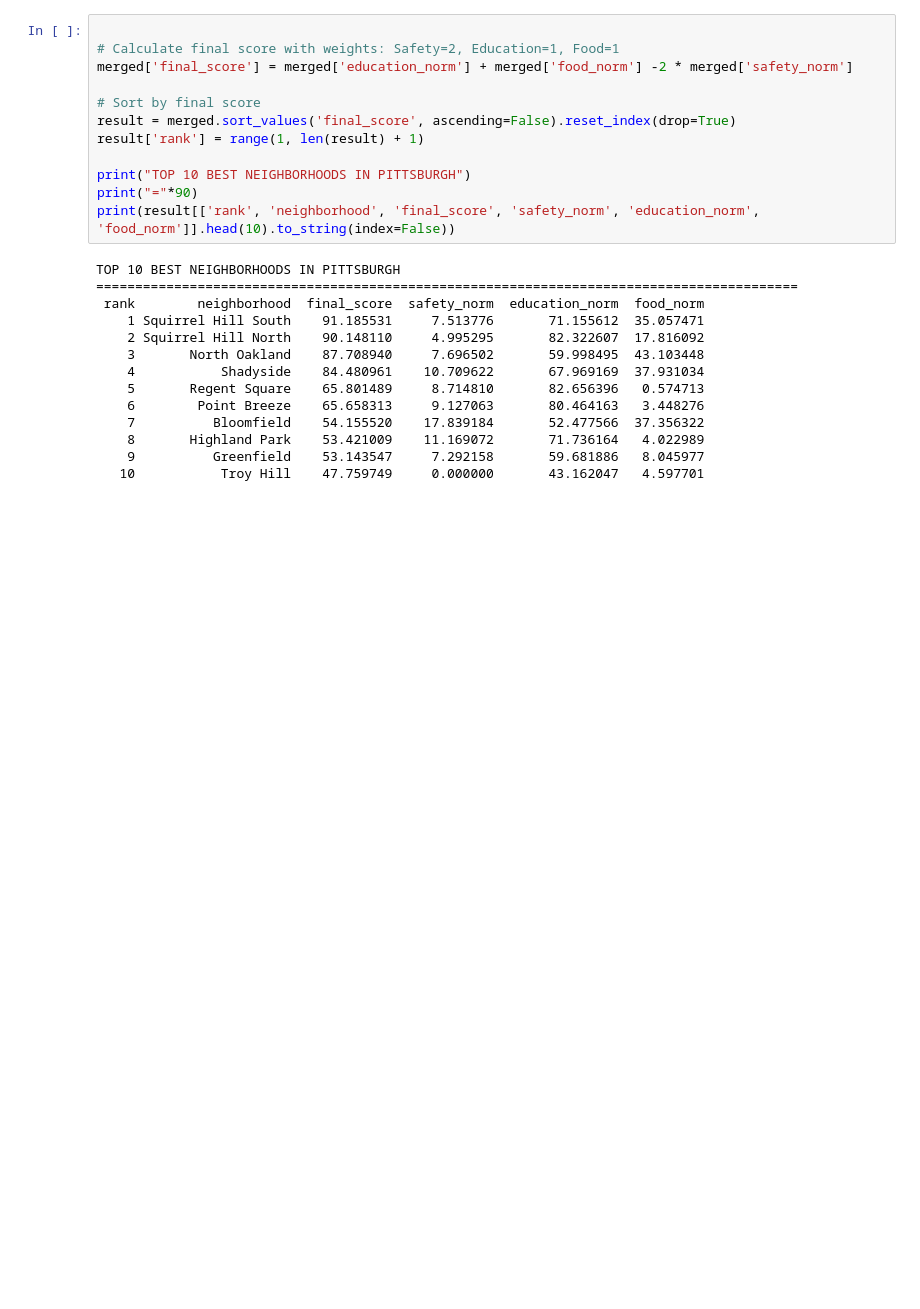
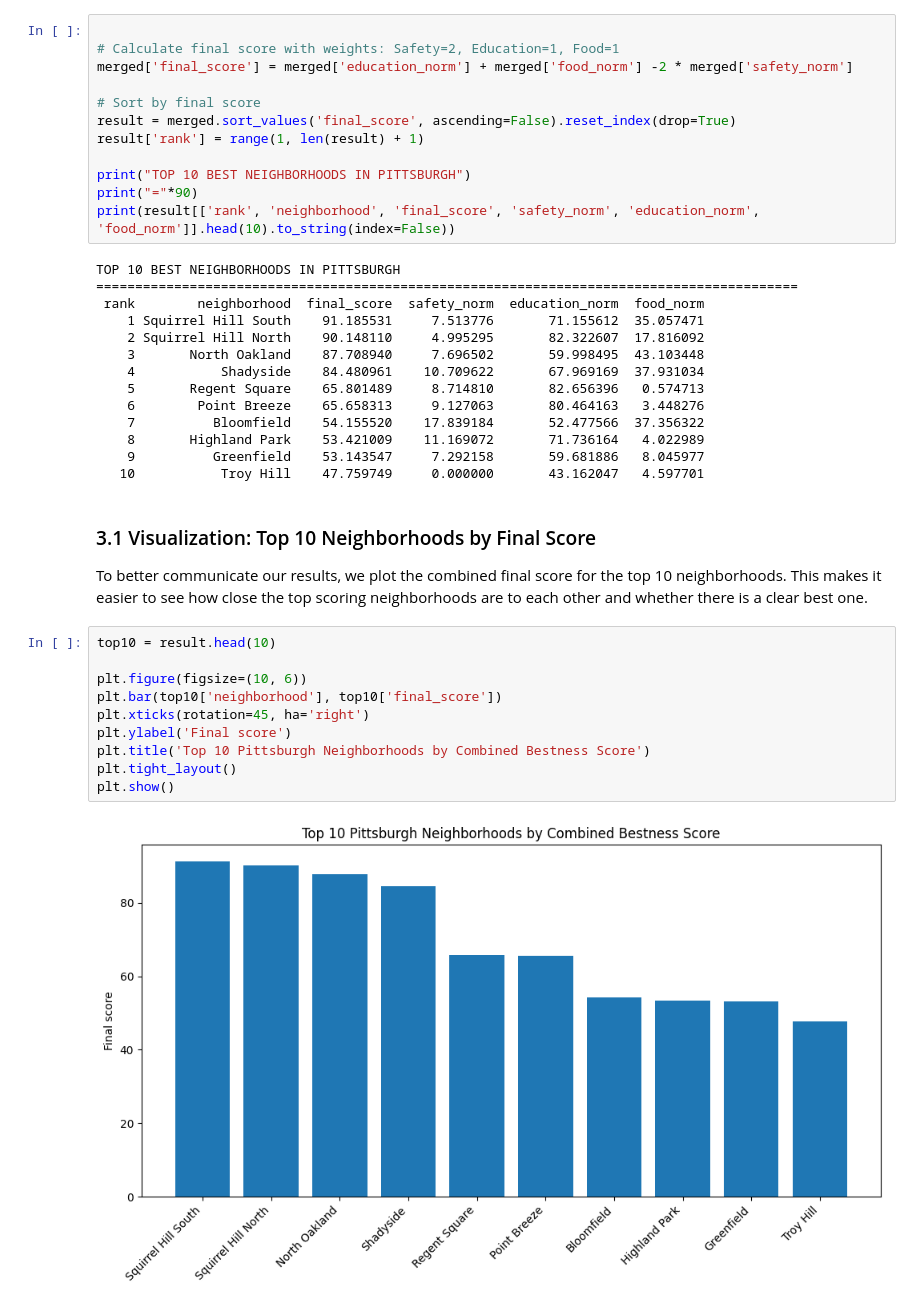
Before and after one commit to 2004Moonlove/Final-Project-Description, a Jupyter notebook: Final_Metric.ipynb, the cells around one changed output. Saved outputs shown, nothing was run; the diff lists cells and outputs as text; blank space fills up the shorter version.

```diff
--- a/Final_Metric.ipynb
+++ b/Final_Metric.ipynb
@@ -99,6 +107,22 @@ TOP 10 BEST NEIGHBORHOODS IN PITTSBURGH
     8       Highland Park    53.421009    11.169072       71.736164   4.022989
     9          Greenfield    53.143547     7.292158       59.681886   8.045977
    10           Troy Hill    47.759749     0.000000       43.162047   4.597701
+# %% [markdown]
+### 3.1 Visualization: Top 10 Neighborhoods by Final Score
+
+To better communicate our results, we plot the combined final score for the top 10 neighborhoods. This makes it easier to see how close the top scoring neighborhoods are to each other and whether there is a clear best one.
+# %%
+top10 = result.head(10)
+
+plt.figure(figsize=(10, 6))
+plt.bar(top10['neighborhood'], top10['final_score'])
+plt.xticks(rotation=45, ha='right')
+plt.ylabel('Final score')
+plt.title('Top 10 Pittsburgh Neighborhoods by Combined Bestness Score')
+plt.tight_layout()
+plt.show()
+# %% [output]
+[figure, added]
 # %% [markdown]
 ## 4. Conclusion
 
```
Also changed, not shown: parts of 3 cells of this notebook, 1 other file.
